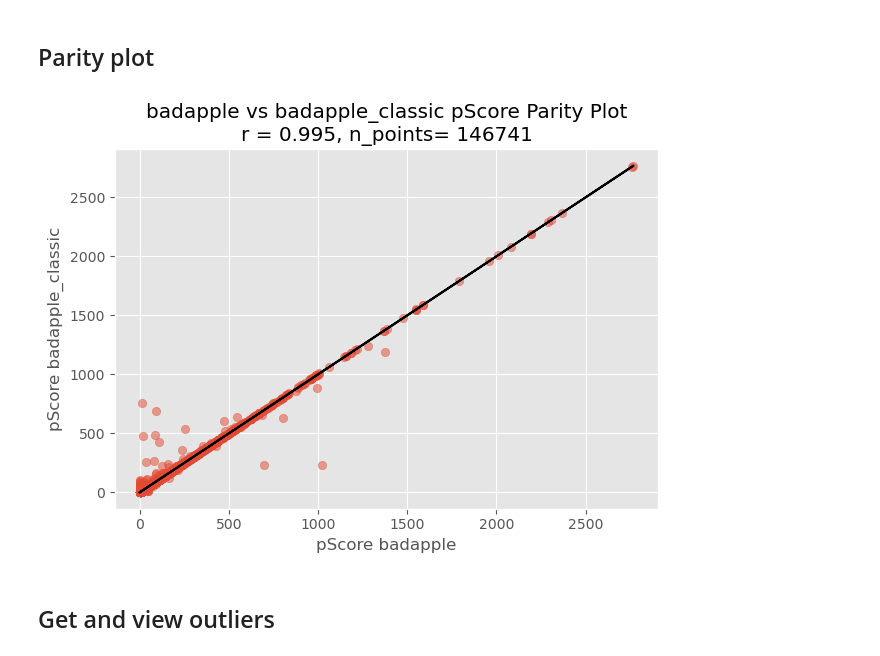
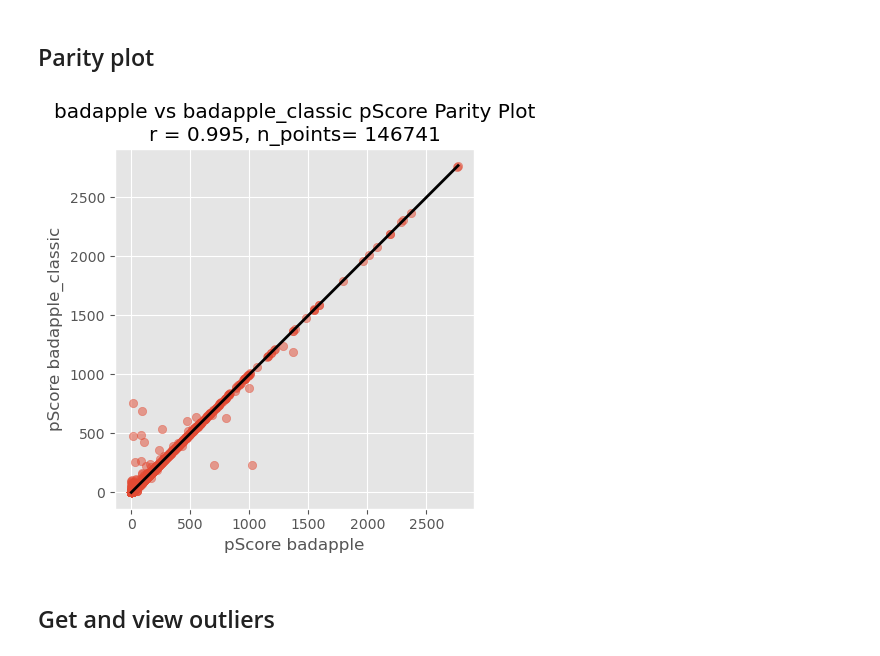
Before and after one commit to unmtransinfo/Badapple2, a Jupyter notebook: badapple1_comparison/src/notebooks/badapple-vs-badapple_classic.ipynb, the cells around one changed output. Cells and saved outputs as stored; diff of their text form; code cells hidden in the pictures.

Commit message:
update plots

```diff
--- a/badapple1_comparison/src/notebooks/badapple-vs-badapple_classic.ipynb
+++ b/badapple1_comparison/src/notebooks/badapple-vs-badapple_classic.ipynb
@@ -8,7 +8,7 @@ This notebook compares data between badapple and badapple_classic, with a focus
 ORIGINAL_DB_NAME = "badapple"
 ORIGINAL_DB_HOST = "localhost"
 ORIGINAL_DB_USER = "<your_usr>"
-ORIGINAL_DB_PASSWORD = "<your_host>"
+ORIGINAL_DB_PASSWORD = "<your_pw>"
 
 COMPARISON_DB_NAME = "badapple_classic"
 COMPARISON_DB_HOST = ORIGINAL_DB_HOST
@@ -135,27 +135,38 @@ shared_df
 # %% [markdown]
 ## Parity plot
 # %%
-def create_parity_plot(df: pd.DataFrame, x_col: str, y_col: str, title: str=None):
+def create_parity_plot(df: pd.DataFrame, x_col: str, y_col: str, title: str=None, save_fname: str = None):
     plt.style.use('ggplot')
-    plt.scatter(df[x_col], df[y_col], alpha=0.5)
-    # Create parity line
-    plt.plot(df[x_col], df[x_col], color='black')
+    x, y = df[x_col], df[y_col]
+    plt.scatter(x, y, alpha=0.5)
+    # parity line
+    min_val = min(np.minimum(x, y))
+    max_val = max(np.maximum(x, y))
+    plt.plot(
+        [min_val, max_val],
+        [min_val, max_val],
+        "k",
+        lw=2,
+    )
+    plt.axis("scaled")
     ax = plt.gca()
     ax.set_xlabel(x_col)
     ax.set_ylabel(y_col)
     if title is not None:
         ax.set_title(title)
     plt.tight_layout()
+    if save_fname is not None:
+        plt.savefig(save_fname, dpi=300)
 # %%
 # use scipy to calculate correlation + pval
 correlation, p_value = pearsonr(shared_df[ORIGINAL_PSCORE_COL_NAME], shared_df[COMPARISON_PSCORE_COL_NAME])
 # %%
 # visualize parity plot
 plot_title = f"{ORIGINAL_DB_NAME} vs {COMPARISON_DB_NAME} pScore Parity Plot\nr = %.3f, n_points= %d" % (correlation, len(shared_df))
-create_parity_plot(shared_df, ORIGINAL_PSCORE_COL_NAME, COMPARISON_PSCORE_COL_NAME, plot_title)
+create_parity_plot(shared_df, ORIGINAL_PSCORE_COL_NAME, COMPARISON_PSCORE_COL_NAME, plot_title, "parity_plot.png")
 plt.show()
 # %% [output]
-[figure, old version]
+[figure, new version]
 # %% [markdown]
 ## Get and view outliers
 # %%
```
Also changed, not shown: parts of 40 cells of this notebook.
